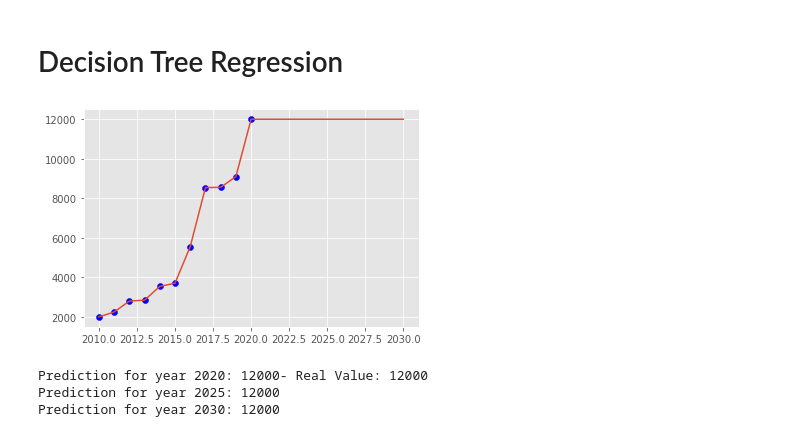
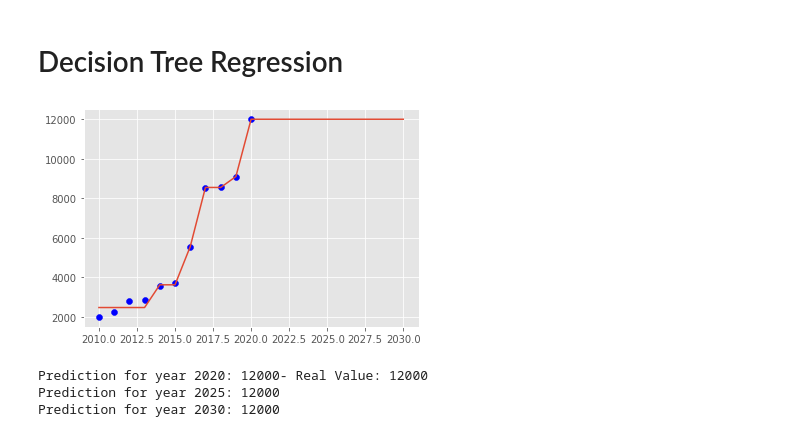
Before and after one commit to sebastian-sl/Basics, a Jupyter notebook: 01 DATA SCIENCE/ML/SKLEARN/1.1 Supervised - Regression.ipynb, the cells around one changed output. Drawn from its saved outputs; the diff is of its cells as text; code cells hidden in the pictures.

```diff
--- a/01 DATA SCIENCE/ML/SKLEARN/1.1 Supervised - Regression.ipynb
+++ b/01 DATA SCIENCE/ML/SKLEARN/1.1 Supervised - Regression.ipynb
@@ -96,16 +96,16 @@ Prediction for year 2030: 40176
 # %% [markdown]
 # Decision Tree Regression
 # %%
-from sklearn.tree import DecisionTreeRegressor
+from sklearn.tree import DecisionTreeRegressor, plot_tree
 
 # DECISION TREE MODEL
-regressor = DecisionTreeRegressor(random_state = 0)
+regressor = DecisionTreeRegressor(random_state = 0, max_depth = 3)
 regressor.fit(np_years, np_sales)
 
 plt.scatter(years, sales, color = "blue")
 plt.plot(prediction, regressor.predict(np_prediction));
 # %% [output]
-[figure, old version]
+[figure, new version]
 # %%
 for number in [2020, 2025, 2030]:
     val = regressor.predict(np.array(number).reshape(-1, 1))[0]
```
Also changed, not shown: parts of 1 cell of this notebook.
